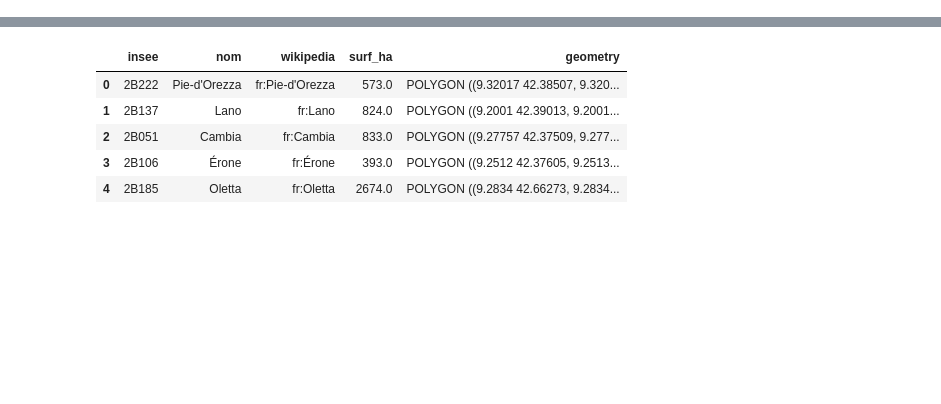
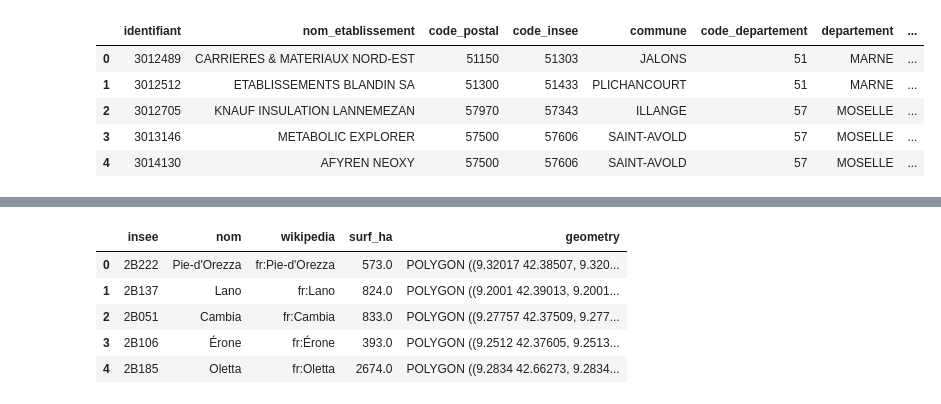
Before and after one commit to aurelianmoge/Projet-Python---ENSAE-2025, a Jupyter notebook: essai_juliette.ipynb, the cells around one changed output, grey strips where cells are left out. Drawn from its saved outputs; the diff is of its cells as text; code cells hidden in the pictures; blank space fills up the shorter version.

```diff
--- a/essai_juliette.ipynb
+++ b/essai_juliette.ipynb
@@ -56,3 +56,16 @@ industries_polluantes.head()
 | 2 | 6100021 | THIERRY DANNENMULLER TRANSPORTS L... | 35234119200065 | LE PELOUX CARRIERE D'AMBRONAY LE ... | 1500 | 01007 | AMBRONAY | ... |
 | 3 | 3202489 | SOCIETE BRESSANE DE STOCKAGE ET D... | 34408383700015 | GARE | 1500 | 01007 | AMBRONAY | ... |
 | 4 | 6101980 | FERROGLOBE FRANCE | 64200517700265 | ROUTE DE LA GARE | 1350 | 01010 | ANGLEFORT | ... |
+# %%
+with zipfile.ZipFile("Industries_polluantes.xlsx", "r") as z:
+    with z.open("2023/rejets.csv") as f:
+        rejets = pd.read_csv(f, sep=None, engine='python')
+
+rejets.head()
+# %% [output]
+|  | identifiant | nom_etablissement | code_postal | code_insee | commune | code_departement | departement | ... |
+| 0 | 3012489 | CARRIERES & MATERIAUX NORD-EST | 51150 | 51303 | JALONS | 51 | MARNE | ... |
+| 1 | 3012512 | ETABLISSEMENTS BLANDIN SA | 51300 | 51433 | PLICHANCOURT | 51 | MARNE | ... |
+| 2 | 3012705 | KNAUF INSULATION LANNEMEZAN | 57970 | 57343 | ILLANGE | 57 | MOSELLE | ... |
+| 3 | 3013146 | METABOLIC EXPLORER | 57500 | 57606 | SAINT-AVOLD | 57 | MOSELLE | ... |
+| 4 | 3014130 | AFYREN NEOXY | 57500 | 57606 | SAINT-AVOLD | 57 | MOSELLE | ... |
```
Also changed, not shown: parts of 6 cells of this notebook.
